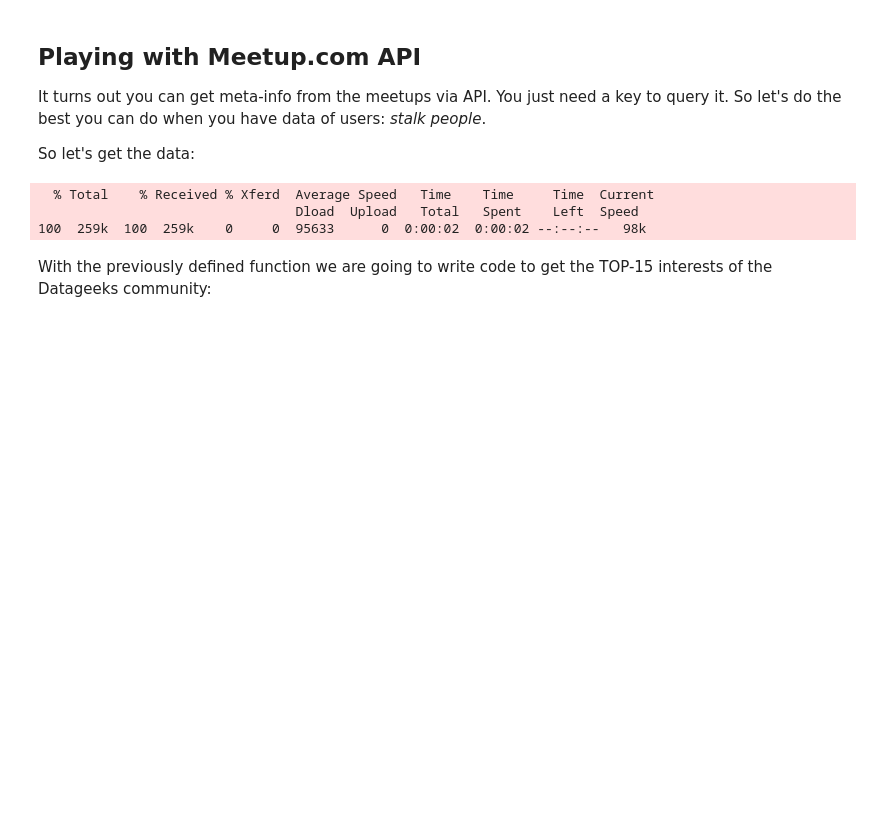
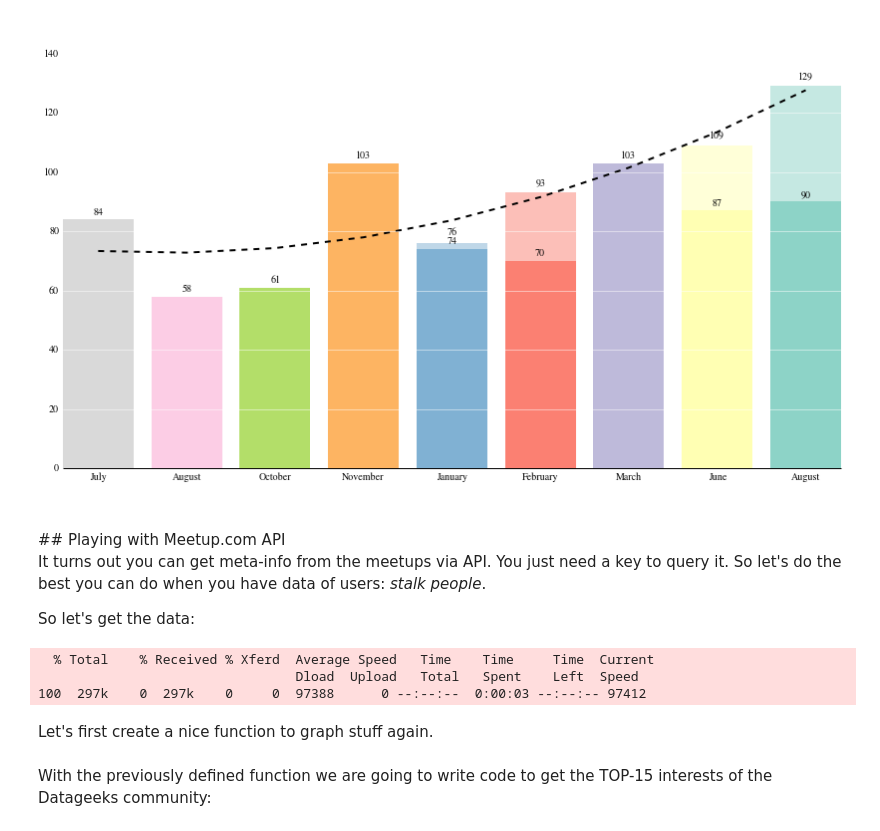
Before and after one commit to mfcabrera/munichdatageeks, a Jupyter notebook: notebooks/MunichDataGeeks_Playing_with_data.ipynb, the cells around one changed output. Cells and saved outputs as stored; diff of their text form; code cells hidden in the pictures; blank space fills up the shorter version.

```diff
--- a/notebooks/MunichDataGeeks_Playing_with_data.ipynb
+++ b/notebooks/MunichDataGeeks_Playing_with_data.ipynb
@@ -70,5 +102,10 @@ plt.close()
+# %%
+plot_attendees(show_waitlisted=True, trendline=True, save="hist-attendees-waitlisted-trendline")
+# %% [output]
+[figure, added]
 # %% [markdown]
-## Playing with Meetup.com API ##
+<br>
+## Playing with Meetup.com API
 
 It turns out you can get meta-info from the meetups via API. You just need a key to query it.
 So let's do the best you can do when you have data of users: _stalk people_.
@@ -76,9 +113,12 @@ So let's do the best you can do when you have data of users: _stalk people_.
 So let's get the data:
 # %%
 %%bash
-curl "http://api.meetup.com/2/members?order=name&group_urlname=Munich-Datageeks&offset=0&format=json&key=REMOVED" > members.json
+key=$(cat meetup_apikey.txt)
+curl "http://api.meetup.com/2/members?order=name&group_urlname=Munich-Datageeks&offset=0&format=json&key=${key}" > members.json
 # %% [output]
   % Total    % Received % Xferd  Average Speed   Time    Time     Time  Current
                                  Dload  Upload   Total   Spent    Left  Speed
-100  259k  100  259k    0     0  95633      0  0:00:02  0:00:02 --:--:--   98k
+100  297k    0  297k    0     0  97388      0 --:--:--  0:00:03 --:--:-- 97412
+# %% [markdown]
+Let's first create a nice function to graph stuff again.
 # %%
```
Also changed, not shown: parts of 21 cells of this notebook.
